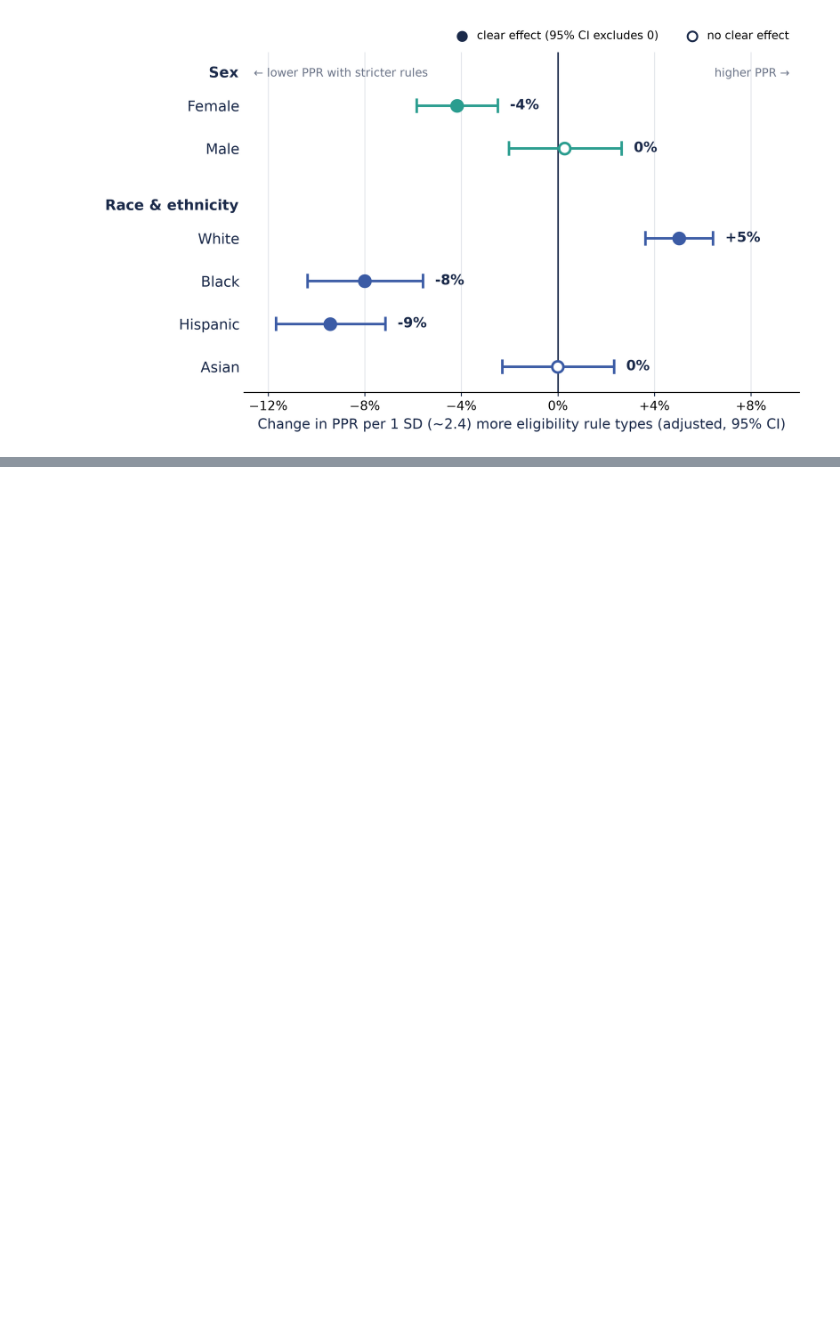
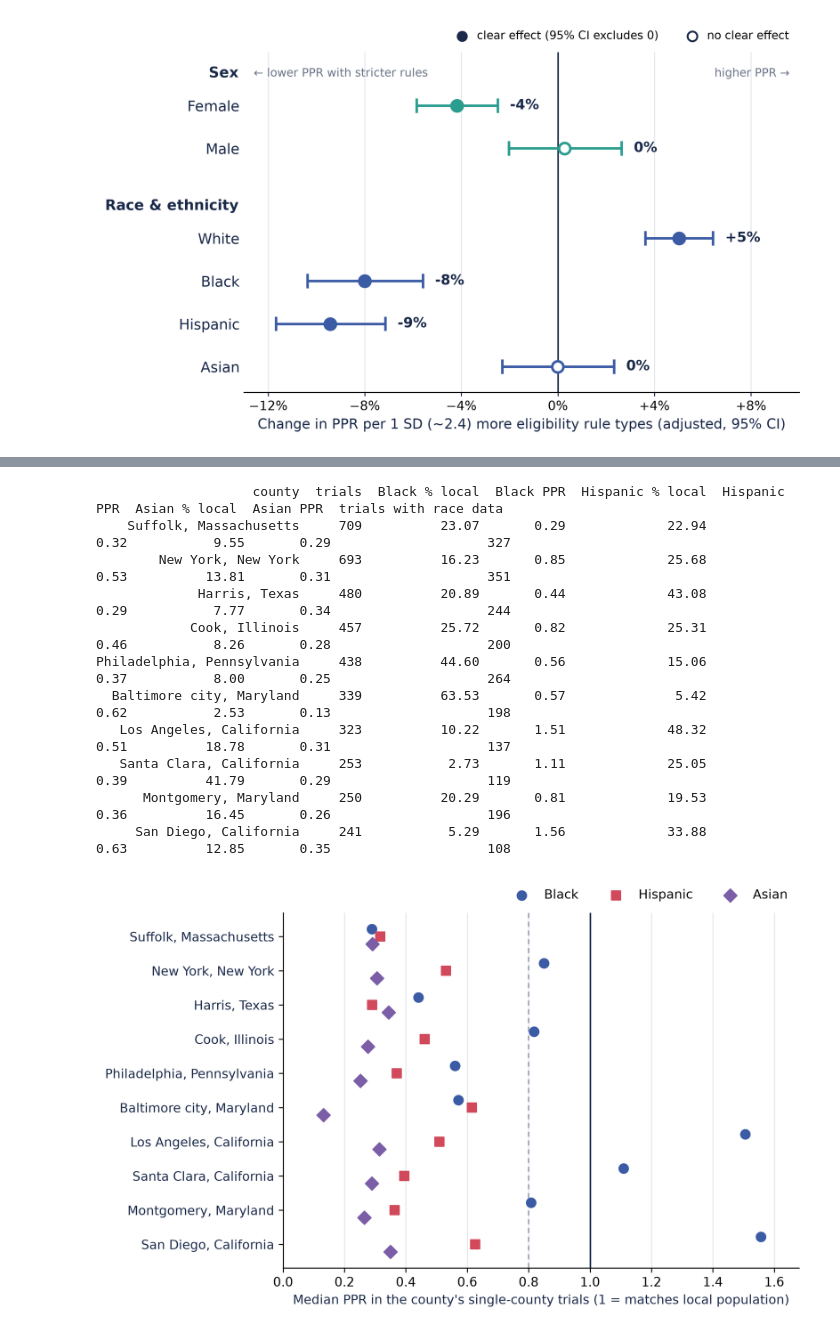
Before and after one commit to nehareddy4/clinical-trial-failure, a Jupyter notebook: notebooks/08_census_linking.ipynb, the cells around one changed output, grey strips where cells are left out. Drawn from its saved outputs; the diff is of its cells as text; code cells hidden in the pictures; blank space fills up the shorter version.

```diff
--- a/notebooks/08_census_linking.ipynb
+++ b/notebooks/08_census_linking.ipynb
@@ -526,0 +602,46 @@ Male: PPR ratio per 1 SD = 1.003 (95% CI 0.980-1.026), p = 0.814
+# %%
+# ---- Representation in the counties with the most trials (single-county trials only)
+one = df[df["n_counties"] == 1][["nct_id", "ppr_black", "ppr_hispanic", "ppr_asian"]]
+trial_cty = sites_a.drop_duplicates("nct_id").set_index("nct_id")["county_fips"]
+one = one.assign(county_fips=one["nct_id"].map(trial_cty)).dropna(subset=["county_fips"])
+top10 = one["county_fips"].value_counts().head(10).index
+loc = pop_local.set_index("county_fips")
+rows = []
+for f in top10:
+    t = one[one["county_fips"] == f]
+    rows.append({
+        "county": names.get(f, f).replace(" County", ""),
+        "trials": len(t),
+        "Black % local": loc.loc[f, "local_black"] * 100, "Black PPR": t["ppr_black"].median(),
+        "Hispanic % local": loc.loc[f, "local_hispanic"] * 100, "Hispanic PPR": t["ppr_hispanic"].median(),
+        "Asian % local": loc.loc[f, "local_asian"] * 100, "Asian PPR": t["ppr_asian"].median(),
+        "trials with race data": t["ppr_black"].notna().sum()})
+top_ppr = pd.DataFrame(rows)
+print(top_ppr.round(2).to_string(index=False))
+top_ppr.to_csv(PROC / "top_counties_ppr.csv", index=False)
+
+fig, ax = plt.subplots(figsize=(8, 5), dpi=300)
+y = np.arange(len(top_ppr))[::-1]
+for g, c, mk, off in [("Black", "#3B5BA5", "o", 0.22), ("Hispanic", "#D1495B", "s", 0.0), ("Asian", "#7B5EA7", "D", -0.22)]:
+    ax.scatter(top_ppr[f"{g} PPR"], y + off, s=55, color=c, marker=mk, label=g, zorder=3)
+ax.axvline(1, color="#1B2A4A", lw=1.2); ax.axvline(UNDER, color="#8A93A6", lw=1, ls=(0, (4, 3)))
+ax.set_yticks(y, top_ppr["county"], fontsize=10, color="#1B2A4A")
+ax.set_xlim(0, max(1.3, top_ppr[['Black PPR', 'Hispanic PPR', 'Asian PPR']].max().max() * 1.08))
+ax.set_xlabel("Median PPR in the county's single-county trials (1 = matches local population)", color="#1B2A4A")
+ax.legend(frameon=False, ncol=3, loc="lower right", bbox_to_anchor=(1, 1.0), fontsize=10)
+ax.grid(axis="x", color="#E4E7EC", zorder=0)
+for s in ["top", "right"]: ax.spines[s].set_visible(False)
+plt.tight_layout(); plt.savefig(FIG / "rep_ppr_top_counties.png", facecolor="white"); plt.show()
+# %% [output]
+                    county  trials  Black % local  Black PPR  Hispanic % local  Hispanic PPR  Asian % local  Asian PPR  trials with race data
+    Suffolk, Massachusetts     709          23.07       0.29             22.94          0.32           9.55       0.29                    327
+        New York, New York     693          16.23       0.85             25.68          0.53          13.81       0.31                    351
+             Harris, Texas     480          20.89       0.44             43.08          0.29           7.77       0.34                    244
+            Cook, Illinois     457          25.72       0.82             25.31          0.46           8.26       0.28                    200
+Philadelphia, Pennsylvania     438          44.60       0.56             15.06          0.37           8.00       0.25                    264
+  Baltimore city, Maryland     339          63.53       0.57              5.42          0.62           2.53       0.13                    198
+   Los Angeles, California     323          10.22       1.51             48.32          0.51          18.78       0.31                    137
+   Santa Clara, California     253           2.73       1.11             25.05          0.39          41.79       0.29                    119
+      Montgomery, Maryland     250          20.29       0.81             19.53          0.36          16.45       0.26                    196
+     San Diego, California     241           5.29       1.56             33.88          0.63          12.85       0.35                    108
+[figure, added]
```
Also changed, not shown: parts of 3 cells of this notebook, 2 other files.
